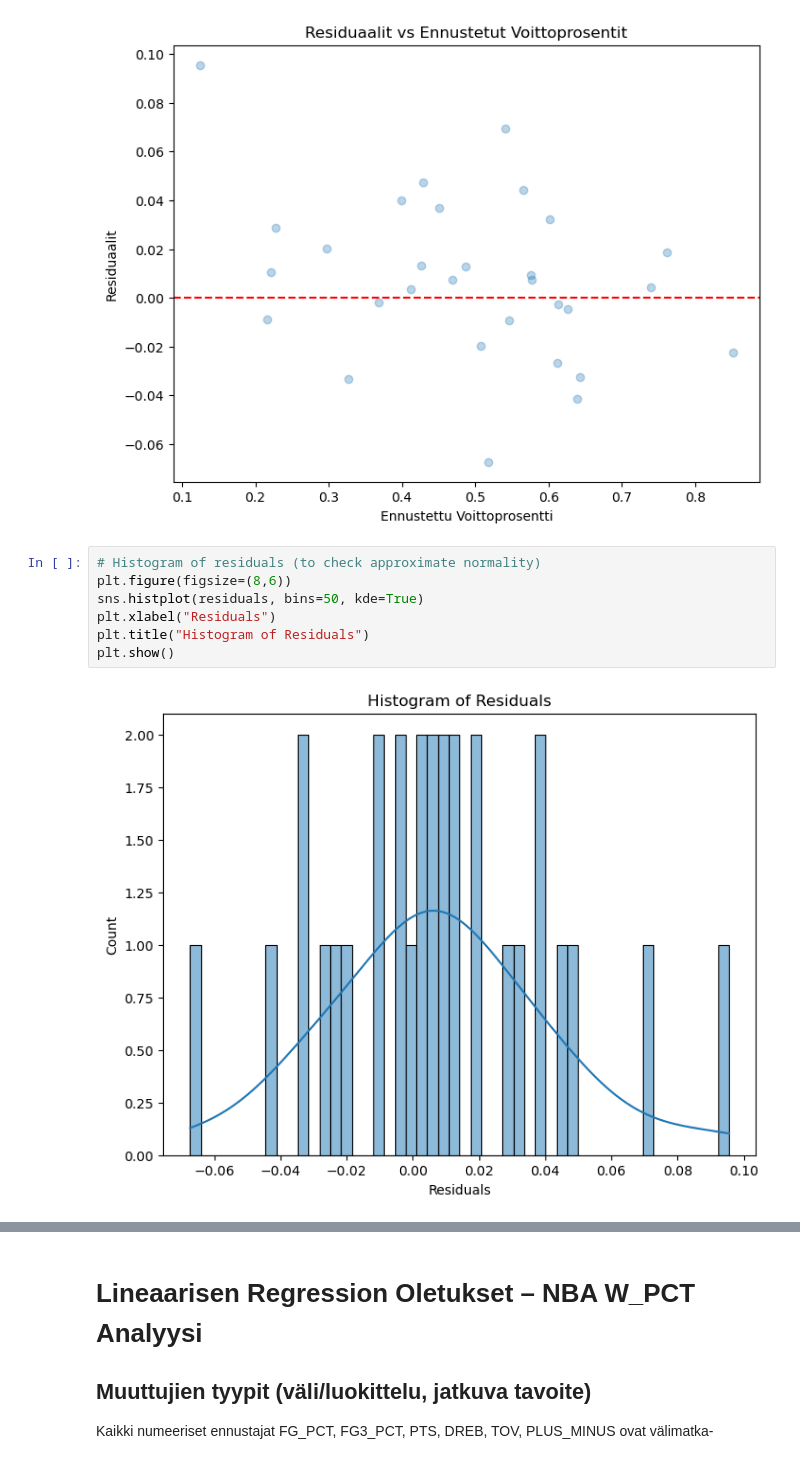
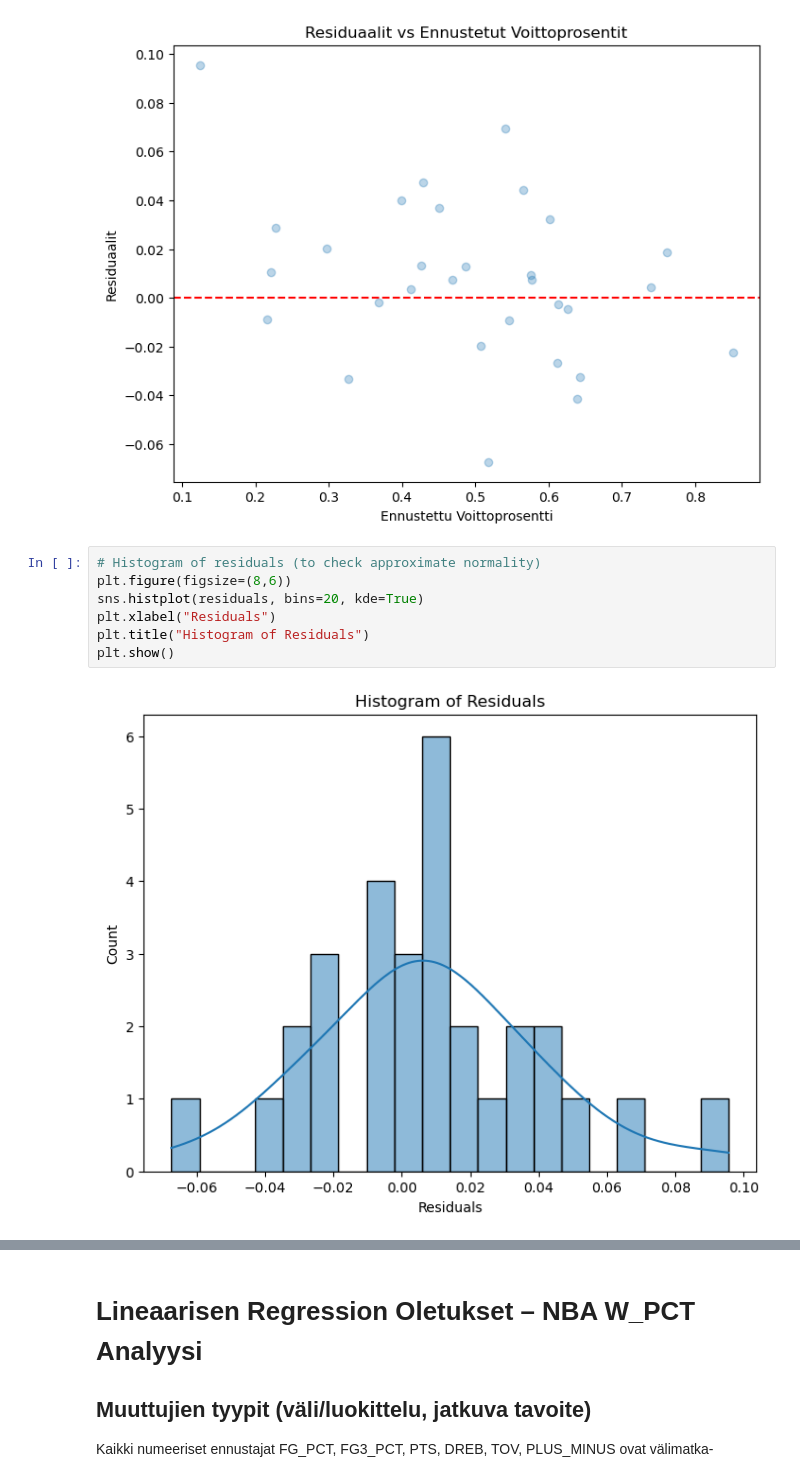
Before and after one commit to tauimonen/ML-NBA-dataset-linear-regression, a Jupyter notebook: nba.ipynb, the cells around one changed output, grey strips where cells are left out. Drawn from its saved outputs; the diff is of its cells as text.

```diff
--- a/nba.ipynb
+++ b/nba.ipynb
@@ -573,10 +492,10 @@ plt.show()
 # %%
 # Histogram of residuals (to check approximate normality)
 plt.figure(figsize=(8,6))
-sns.histplot(residuals, bins=50, kde=True)
+sns.histplot(residuals, bins=20, kde=True)
 plt.xlabel("Residuals")
 plt.title("Histogram of Residuals")
 plt.show()
 # %% [output]
-[figure, old version]
+[figure, new version]
 # %%
```
Also changed, not shown: parts of 15 cells of this notebook.
